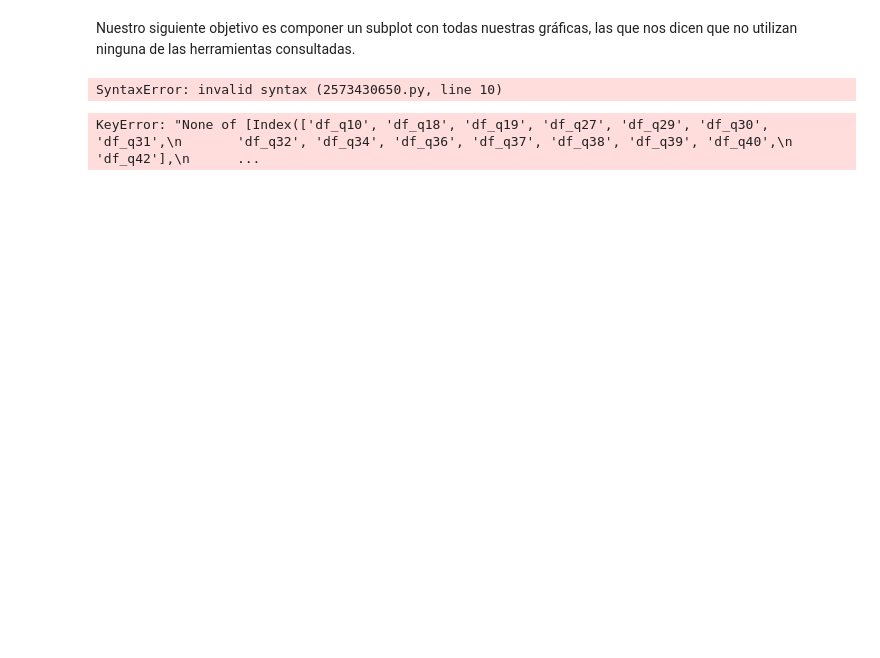
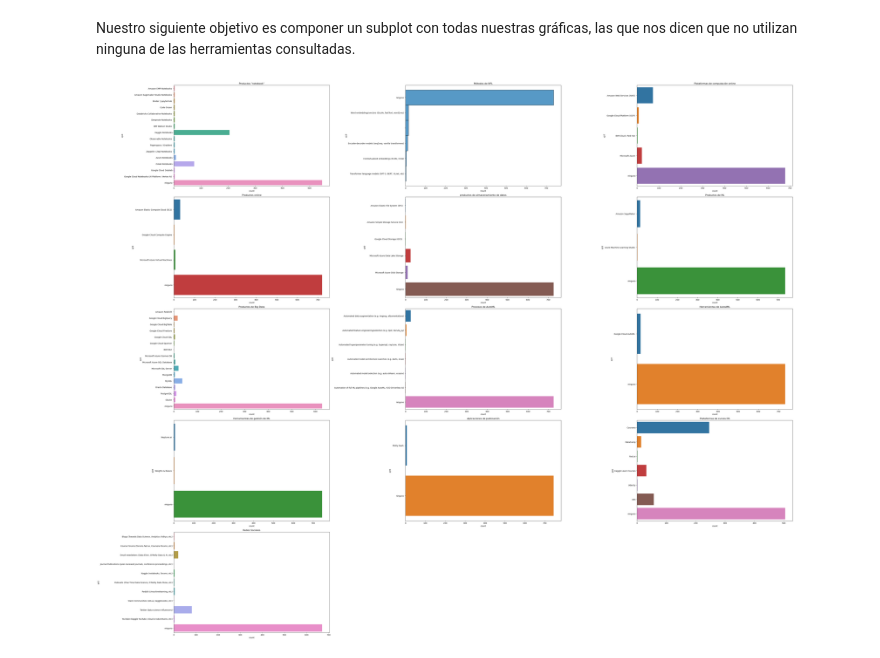
Before and after one commit to Adalab/project-DA-promo-b-modulo-2-team-2, a Jupyter notebook: HU3_visualización_resultados.ipynb, the cells around one changed output. Drawn from its saved outputs; the diff is of its cells as text; code cells hidden in the pictures; blank space fills up the shorter version.

Commit message:
código subplot añadido a HU3

```diff
--- a/HU3_visualización_resultados.ipynb
+++ b/HU3_visualización_resultados.ipynb
@@ -1114,68 +1107,73 @@ df_none = {"q10":"notebook_products","q18":"vision_methods", "q19":"nlp", "q27":
 # %%
-fig, axes = plt.subplots(nrows=5, ncols = 3, figsize = (15, 10))
-#axes = axes.flat
+# generamos un subplot con todas las gráficas seleccionadas en una sóla figura.
+
+fig, axes = plt.subplots(nrows=5, ncols = 3, figsize = (50, 40))
+axes = axes.flat
 
 
-axes[0][0] = sns.barplot(x ='count', y = 'q10', data=df_q10)
-axes[0][0] = plt.title('Hosted notebook products')
+sns.barplot(x ='count', y = 'q10', data=df_q10, ax = axes[0])
+axes[0].set(title = 'Productos "notebook"' )
+#plt.title('Hosted notebook products', ax = axes[0])
 #axes[0] = plt.xticks(rotation = 45)
 
-axes[0][1] = sns.histplot(y = 'q19', data = df_19_explode)
-axes[0][] = plt.title('natural language processing (NLP) methods')
+sns.histplot(y = 'q19', data = df_19_explode, ax = axes[1])
+axes[1].set(title = 'Métodos de NPL' )
+#plt.title('natural language processing (NLP) methods', ax = axes[1])
 #axes[1] = plt.xticks(rotation = 45)
 
-axes[2] = sns.barplot(x ='count', y = 'q27', data = df_q27)
-axes[2] = plt.title('Cloud computing platforms')
+sns.barplot(x ='count', y = 'q27', data = df_q27, ax = axes[2])
+axes[2].set(title = 'Plataformas de computación online' )
+#plt.title('Cloud computing platforms', ax = axes[2])
 #axes[2] = plt.xticks(rotation = 45)
 
-axes[3] = sns.barplot(x ='count', y = 'q29', data=df_29_gp)
-axes[3] = plt.title("Cloud_products")
+sns.barplot(x ='count', y = 'q29', data=df_29_gp, ax = axes[3])
+axes[3].set(title ="Productos online")
 #axes[3] = plt.xticks(rotation = 45)
 
-axes[4] = sns.barplot(x ='count', y = 'q30', data=df_30_gp)
-axes[4] = plt.title("Data_storage_products")
+sns.barplot(x ='count', y = 'q30', data=df_30_gp, ax = axes[4])
+axes[4].set(title ="productos de almacenamiento de datos")
 #axes[4] = plt.xticks(rotation = 45)
 
-axes[5] = sns.barplot(x ='count', y = 'q31', data=df_31_gp)
-axes[5] = plt.title("ML_products")
+sns.barplot(x ='count', y = 'q31', data=df_31_gp, ax = axes[5])
+axes[5].set(title ="Productos de ML")
 #axes[5] = plt.xticks(rotation = 45)
 
-axes[6] = sns.barplot(x ='count', y = 'q33', data=df_q33)
-axes[6] = plt.title("Big Data products")
+sns.barplot(x ='count', y = 'q33', data=df_q33, ax = axes[6])
+axes[6].set(title ="Productos de Big Data")
 #axes[6] = plt.xticks(rotation = 45)
 
-axes[7] = sns.barplot(x ='count', y = 'q36', data=df_q36)
-axes[7] = plt.title("BI_tools")
+sns.barplot(x ='count', y = 'q36', data=df_q36, ax = axes[7])
+axes[7].set(title ="Procesos de AutoML")
 #axes[7] = plt.xticks(rotation = 45)
 
-axes[8] = sns.barplot(x ='count', y = 'q37', data=df_q37)
-axes[8] = plt.title("Automated ML tools")
-axes[8] = plt.xticks(rotation = 45)
+sns.barplot(x ='count', y = 'q37', data=df_q37, ax = axes[8])
+axes[8].set(title ="Herramientas de AutoAML")
+#axes[8].plt.xticks(rotation = 45)
 
-axes[9] = sns.barplot(x ='count', y = 'q38', data=df_q38)
-axes[9] = plt.title("ML_experiment_tools")
-#axes[9] = plt.xticks(rotation = 45)
+sns.barplot(x ='count', y = 'q38', data=df_q38, ax = axes[9])
+axes[9].set(title ="Herramientas de gestión de ML")
+#axes[9].plt.xticks(rotation = 45)
 
-axes[10] = sns.barplot(x ='count', y = 'q39', data=df_q39)
-axes[10] = plt.title("Share_app")
+sns.barplot(x ='count', y = 'q39', data=df_q39, ax = axes[10])
+axes[10].set(title ="Aplicaciones de publicación")
 #axes[10] = plt.xticks(rotation = 45)
 
-axes[11] = sns.barplot(x ='count', y = 'q40', data=df_q40)
-axes[11] = plt.title("Platform_courses_ds")
+sns.barplot(x ='count', y = 'q40', data=df_q40, ax = axes[11])
+axes[11].set(title ="Plataformas de cursos DS")
 #axes[11] = plt.xticks(rotation = 45)
 
-axes[12] = sns.barplot(x ='count', y = 'q42', data=df_q42)
-axes[12] = plt.title("Media_sources")
+sns.barplot(x ='count', y = 'q42', data=df_q42, ax = axes[12])
+axes[12].set(title ="Redes Sociales")
 #axes[12] = plt.xticks(rotation = 45)
+
+
+
 
 
 plt.xticks(rotation = 45)
 fig.tight_layout()
-#fig.delaxes(axes[-2])
+fig.delaxes(axes[-1])
+fig.delaxes(axes[-2])
 plt.show()
 # %% [output]
-SyntaxError: invalid syntax (2573430650.py, line 10)
+[figure, added]
-# %%
-df_conjunto = df[["df_q10","df_q18","df_q19","df_q27", "df_q29", "df_q30", "df_q31", "df_q32", "df_q34", "df_q36", "df_q37", "df_q38", "df_q39", "df_q40", "df_q42"]]
-# %% [output]
-KeyError: "None of [Index(['df_q10', 'df_q18', 'df_q19', 'df_q27', 'df_q29', 'df_q30', 'df_q31',\n       'df_q32', 'df_q34', 'df_q36', 'df_q37', 'df_q38', 'df_q39', 'df_q40',\n       'df_q42'],\n      ...
```
Also changed, not shown: parts of 4 cells of this notebook.
